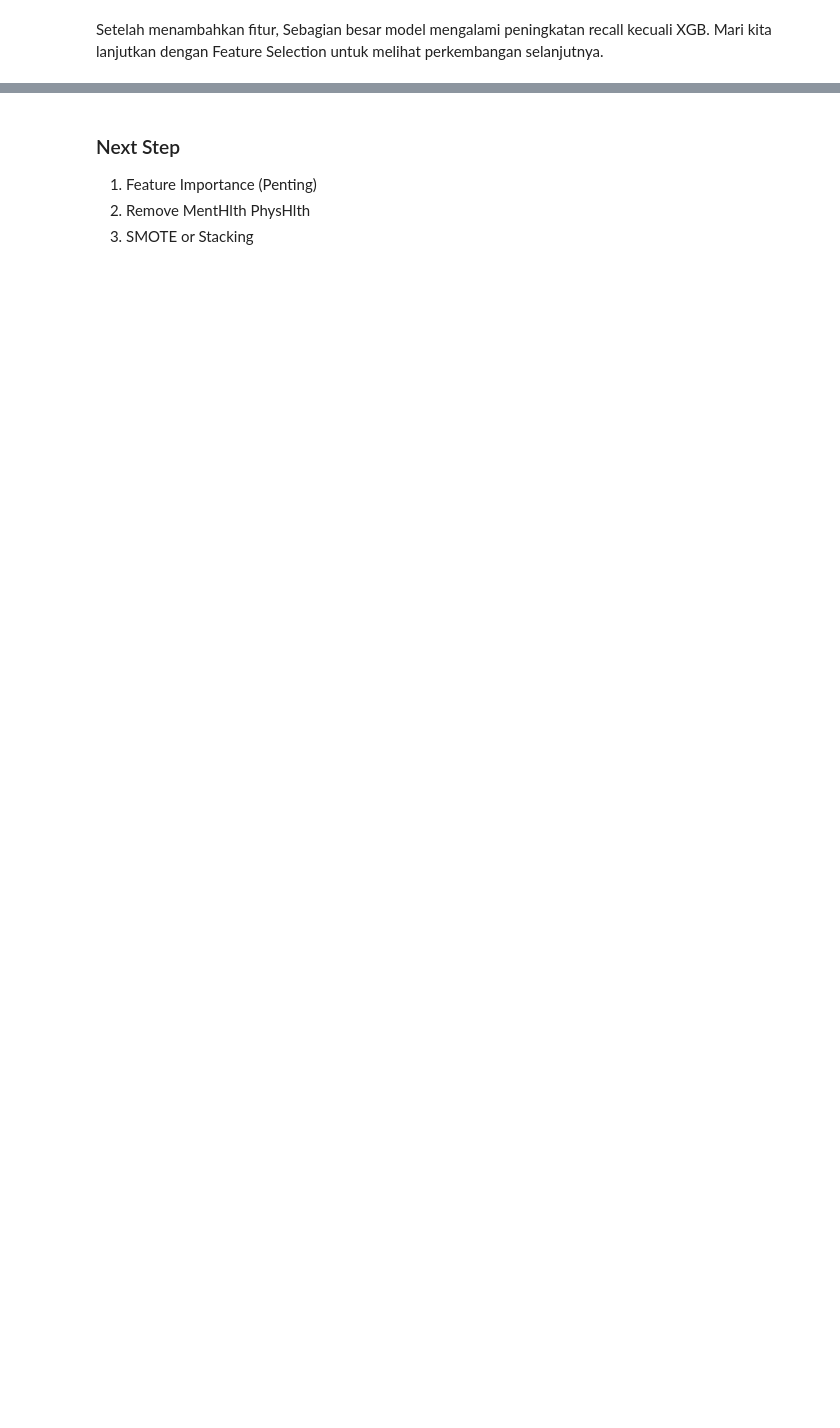
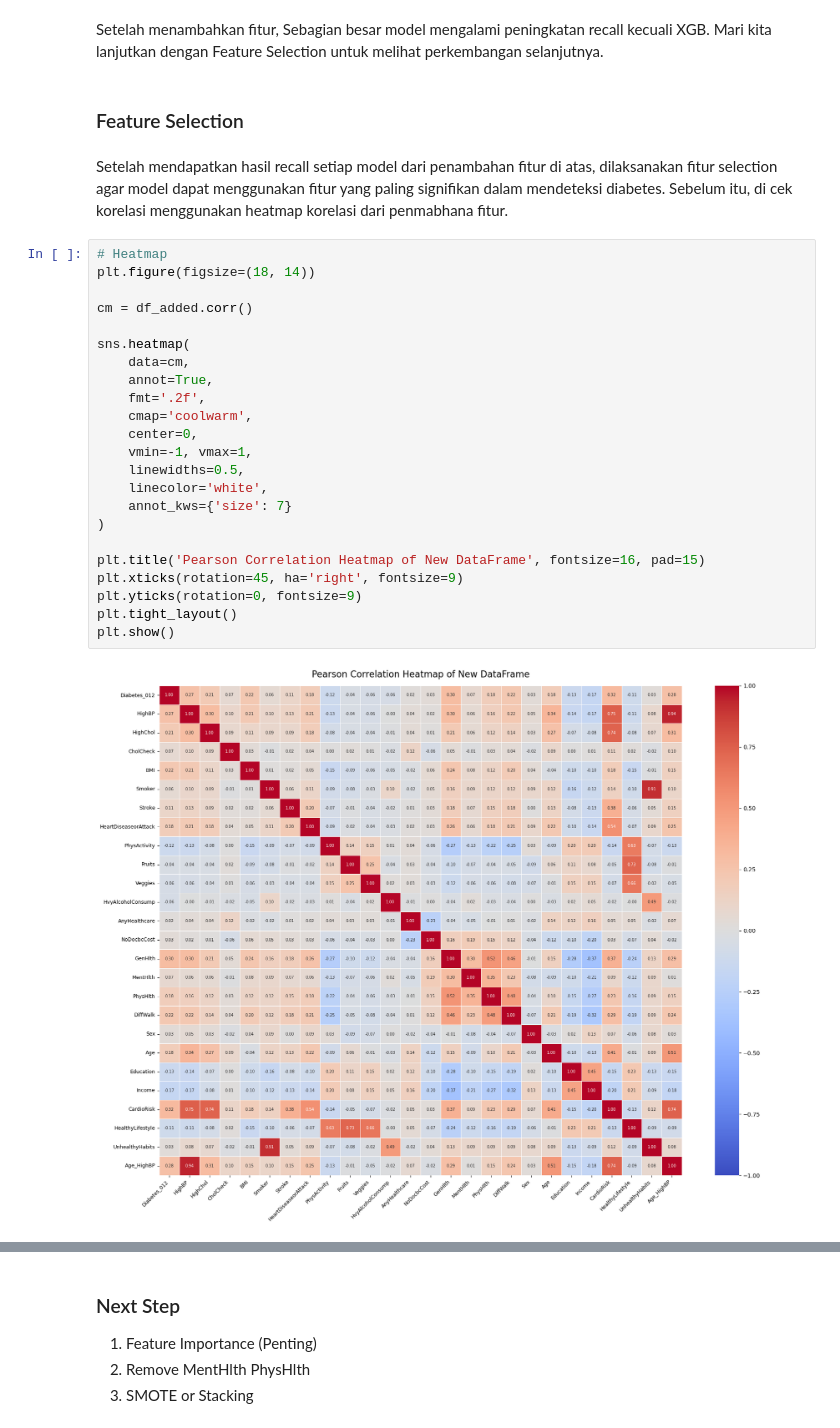
Before and after one commit to FaradayB/Hacktiv8-Assignments, a Jupyter notebook: Mini Project 2/mini_project_2_FaradayBarrFatahillah.ipynb, the cells around one changed output, grey strips where cells are left out. Drawn from its saved outputs; the diff is of its cells as text; blank space fills up the shorter version.

```diff
--- a/Mini Project 2/mini_project_2_FaradayBarrFatahillah.ipynb
+++ b/Mini Project 2/mini_project_2_FaradayBarrFatahillah.ipynb
@@ -661,2 +667,31 @@ plt.show()
 # %% [markdown]
 Setelah menambahkan fitur, Sebagian besar model mengalami peningkatan recall kecuali XGB. Mari kita lanjutkan dengan Feature Selection untuk melihat perkembangan selanjutnya.
+# %% [markdown]
+### Feature Selection
+# %% [markdown]
+Setelah mendapatkan hasil recall setiap model dari penambahan fitur di atas, dilaksanakan fitur selection agar model dapat menggunakan fitur yang paling signifikan dalam mendeteksi diabetes. Sebelum itu, di cek korelasi menggunakan heatmap korelasi dari penmabhana fitur.
+# %%
+# Heatmap
+plt.figure(figsize=(18, 14))
+
+cm = df_added.corr()
+
+sns.heatmap(
+    data=cm,
+    annot=True,
+    fmt='.2f',
+    cmap='coolwarm',
+    center=0,
+    vmin=-1, vmax=1,
+    linewidths=0.5,
+    linecolor='white',
+    annot_kws={'size': 7}
+)
+
+plt.title('Pearson Correlation Heatmap of New DataFrame', fontsize=16, pad=15)
+plt.xticks(rotation=45, ha='right', fontsize=9)
+plt.yticks(rotation=0, fontsize=9)
+plt.tight_layout()
+plt.show()
+# %% [output]
+[figure, added]
```
Also changed, not shown: parts of 16 cells of this notebook.
